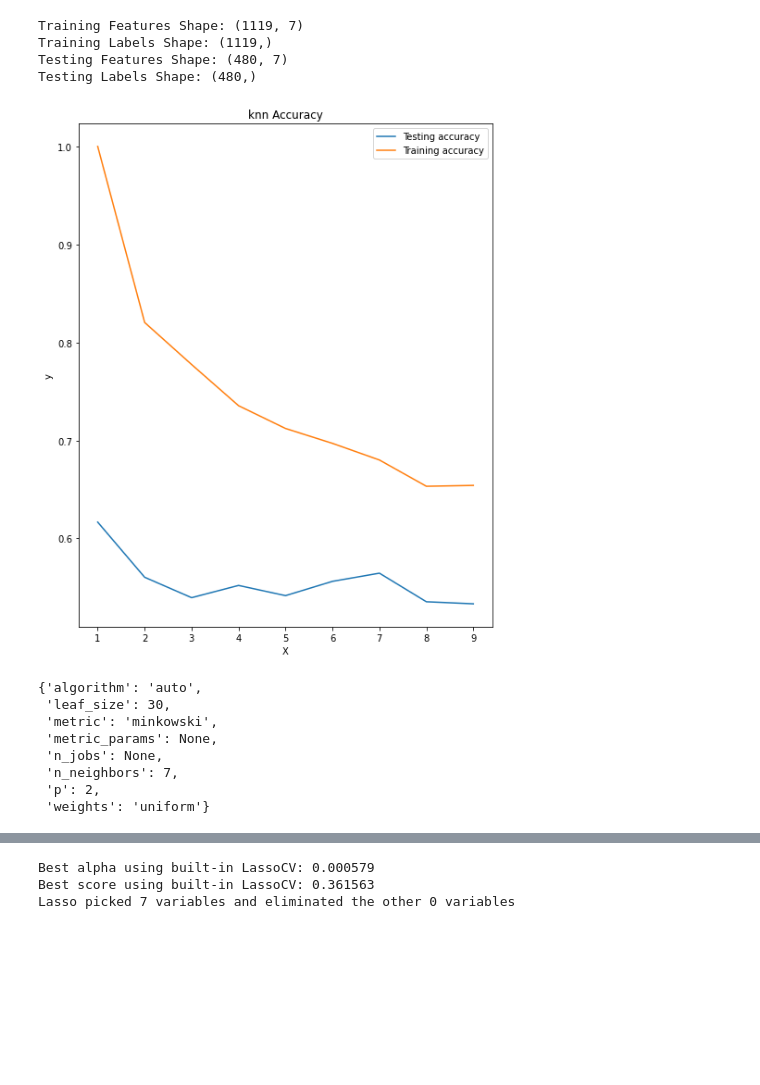
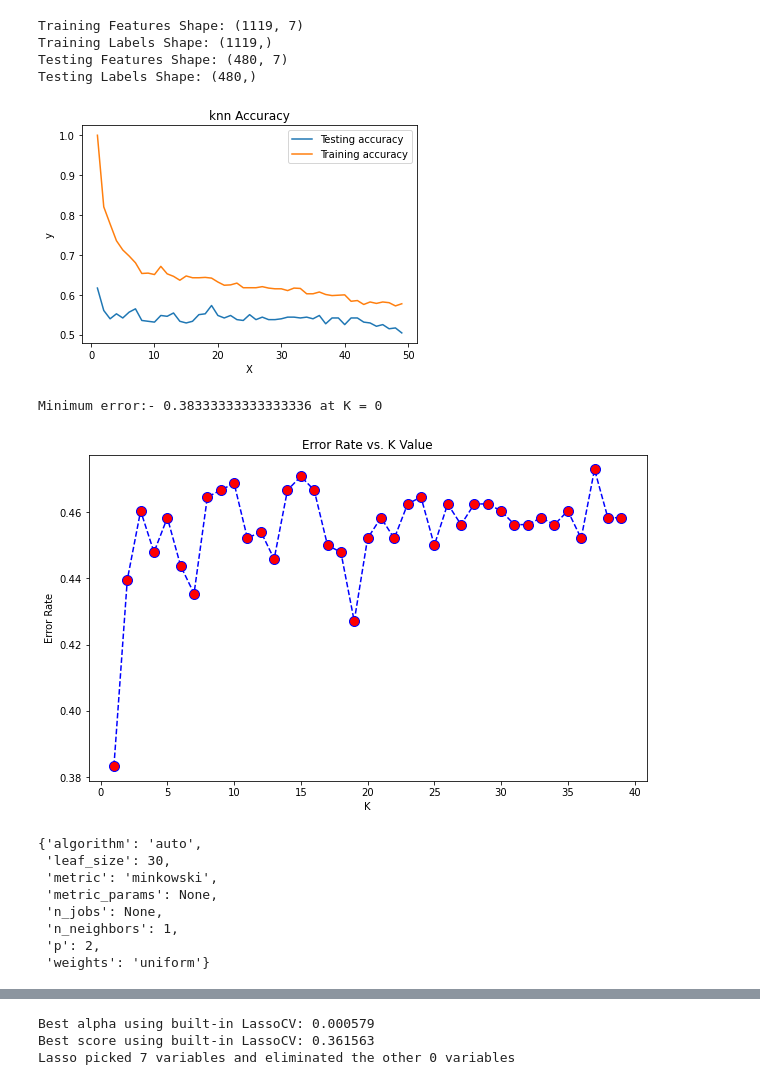
Before and after one commit to killianmeehan/Wine-analysis, a Jupyter notebook: RWine ML k-NN.ipynb, the cells around one changed output, grey strips where cells are left out. Cells and saved outputs as stored; diff of their text form; code cells hidden in the pictures; blank space fills up the shorter version.

```diff
--- a/RWine ML k-NN.ipynb
+++ b/RWine ML k-NN.ipynb
@@ -171,27 +171,46 @@ Training Labels Shape: (1119,)
 Testing Features Shape: (480, 7)
 Testing Labels Shape: (480,)
 # %%
-neighbors=np.arange(1,10)
+neighbors=np.arange(1,50)
 train_accuracy=np.empty(len(neighbors))
 test_accuracy=np.empty(len(neighbors))
+
 
 for i, k in enumerate(neighbors):
     knn = KNeighborsClassifier(n_neighbors=k)
     knn.fit(X_train, y_train)
     train_accuracy[i]=knn.score(X_train, y_train)
     test_accuracy[i]=knn.score(X_test, y_test)
 
 plt.title("knn Accuracy")
 plt.plot(neighbors, test_accuracy, label="Testing accuracy")
 plt.plot(neighbors, train_accuracy, label="Training accuracy")
 plt.legend()
 plt.xlabel("X")
 plt.ylabel("y")
 plt.show()
 # %% [output]
-[figure, old version]
+[figure, new version]
+# %%
+error_rate = []
+for i in range(1,40):
+ knn = KNeighborsClassifier(n_neighbors=i)
+ knn.fit(X_train,y_train)
+ pred_i = knn.predict(X_test)
+ error_rate.append(np.mean(pred_i != y_test))
+
+plt.figure(figsize=(10,6))
+plt.plot(range(1,40),error_rate,color='blue', linestyle='dashed',
+         marker='o',markerfacecolor='red', markersize=10)
+plt.title('Error Rate vs. K Value')
+plt.xlabel('K')
+plt.ylabel('Error Rate')
+print("Minimum error:-",min(error_rate),"at K =",error_rate.index(min(error_rate)))
+# %% [output]
+Minimum error:- 0.38333333333333336 at K = 0
+[figure, added]
 # %%
-model = KNeighborsClassifier(n_neighbors=7)
+model = KNeighborsClassifier(n_neighbors=1)
 model.fit(X_train, y_train)
 model.get_params() #See the parameters used
 # %% [output]
@@ -200,7 +219,7 @@ model.get_params() #See the parameters used
  'metric': 'minkowski',
  'metric_params': None,
  'n_jobs': None,
- 'n_neighbors': 7,
+ 'n_neighbors': 1,
  'p': 2,
  'weights': 'uniform'}
 # %%
```
Also changed, not shown: parts of 6 cells of this notebook, 7 other files.
